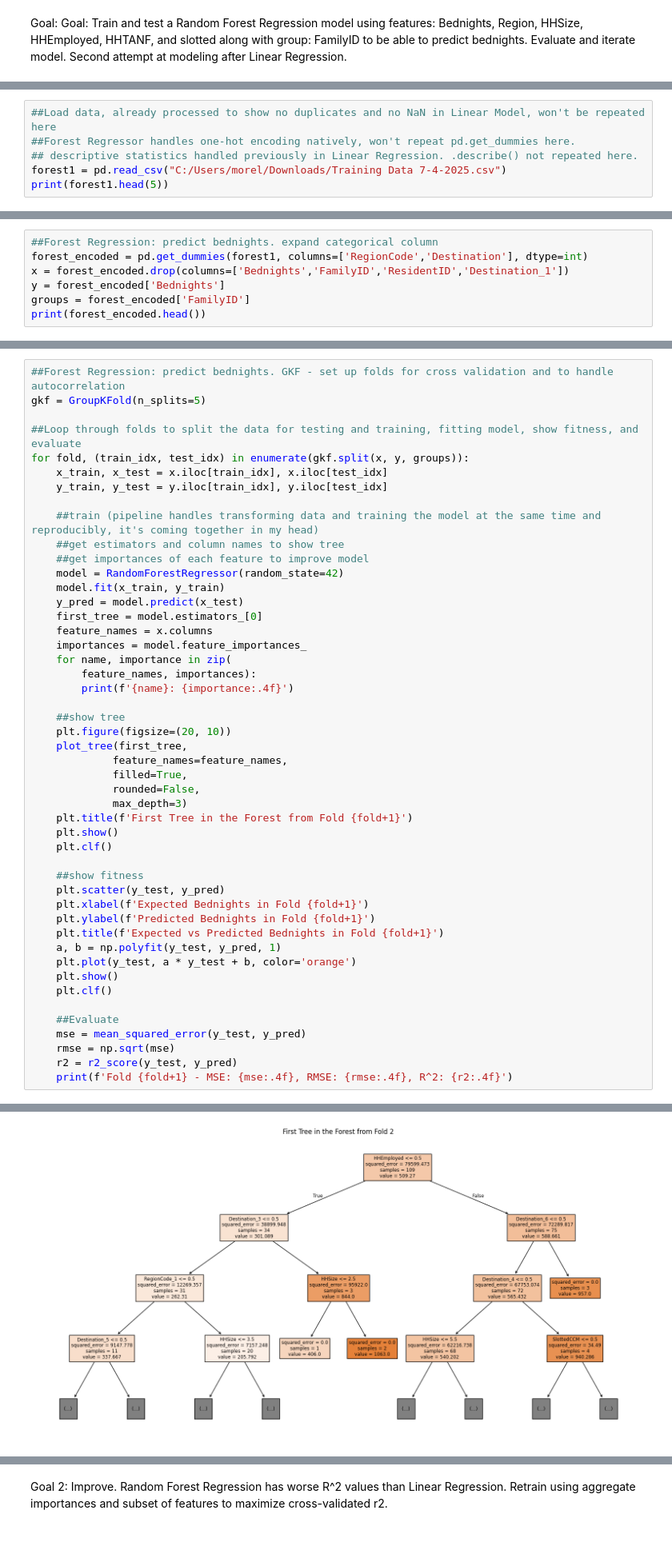
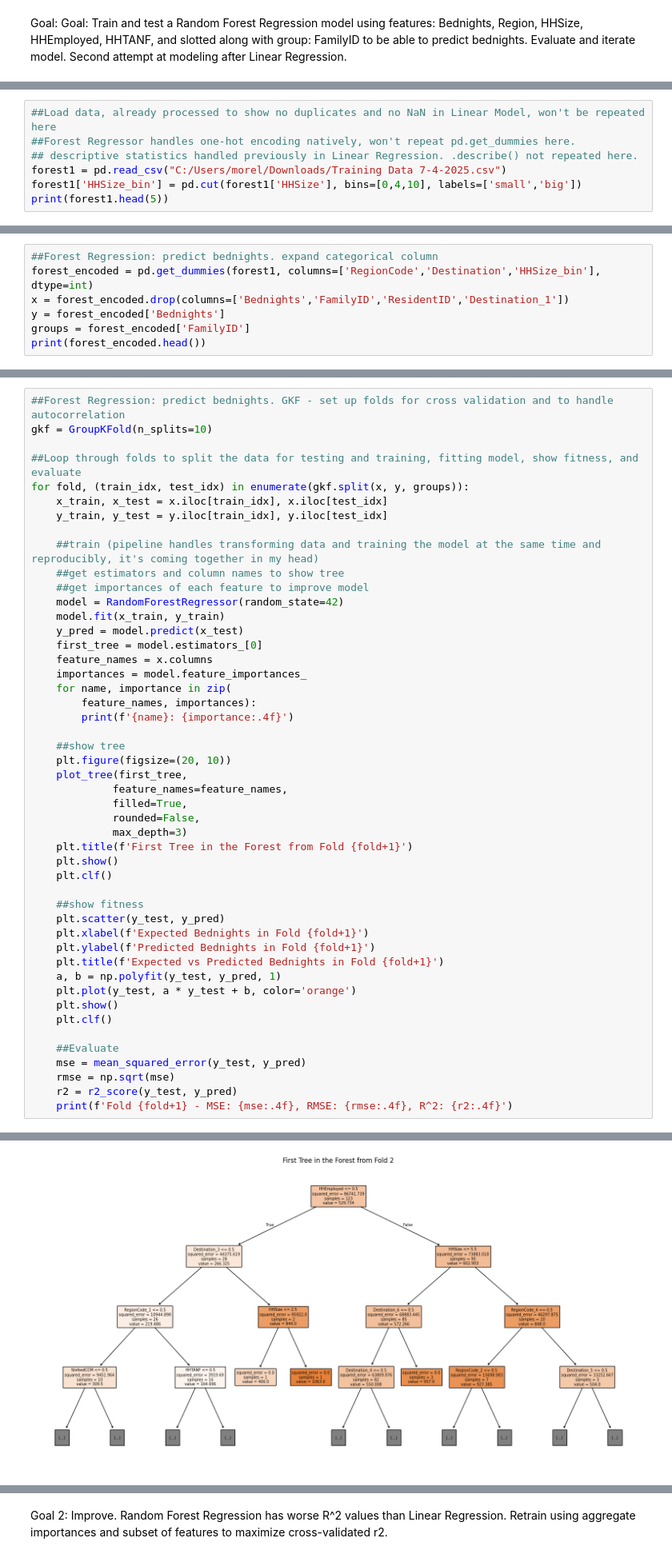
Before and after one commit to morellikatherine90809/Predict-Bednights, a Jupyter notebook: Forest Regression 1.ipynb, the cells around one changed output, grey strips where cells are left out. Shown at 80% size. Drawn from its saved outputs; the diff is of its cells as text.

```diff
--- a/Forest Regression 1.ipynb
+++ b/Forest Regression 1.ipynb
@@ -15,6 +15,7 @@ import numpy as np
 ##Forest Regressor handles one-hot encoding natively, won't repeat pd.get_dummies here.
 ## descriptive statistics handled previously in Linear Regression. .describe() not repeated here.
 forest1 = pd.read_csv("C:/Users/morel/Downloads/Training Data 7-4-2025.csv")
+forest1['HHSize_bin'] = pd.cut(forest1['HHSize'], bins=[0,4,10], labels=['small','big'])
 print(forest1.head(5))
 # %% [output]
    FamilyID  ResidentID  Bednights  RegionCode  HHSize  HHEmployed  HHTANF  \
@@ -40,6 +41,6 @@ print(forest1.head(5))
 # %%
 ##Forest Regression: predict bednights. expand categorical column
-forest_encoded = pd.get_dummies(forest1, columns=['RegionCode','Destination'], dtype=int)
+forest_encoded = pd.get_dummies(forest1, columns=['RegionCode','Destination','HHSize_bin'], dtype=int)
 x = forest_encoded.drop(columns=['Bednights','FamilyID','ResidentID','Destination_1'])
 y = forest_encoded['Bednights']
 groups = forest_encoded['FamilyID']
@@ -65,6 +66,6 @@ print(forest_encoded.head())
 # %%
 ##Forest Regression: predict bednights. GKF - set up folds for cross validation and to handle autocorrelation
-gkf = GroupKFold(n_splits=5)
+gkf = GroupKFold(n_splits=10)
 
 ##Loop through folds to split the data for testing and training, fitting model, show fitness, and evaluate
 for fold, (train_idx, test_idx) in enumerate(gkf.split(x, y, groups)):
@@ -150,2 +151,2 @@ Destination_11: 0.0093
 <Figure size 640x480 with 0 Axes>
-[figure, old version]
+[figure, new version]
```
Also changed, not shown: parts of 8 cells of this notebook.
